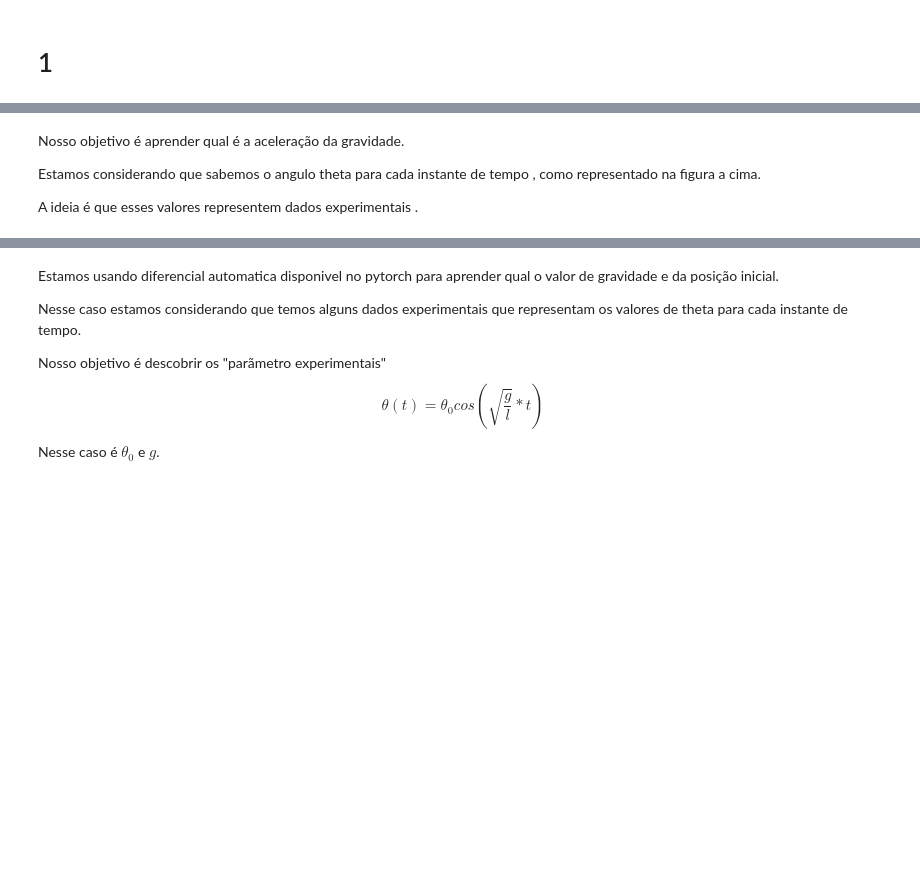
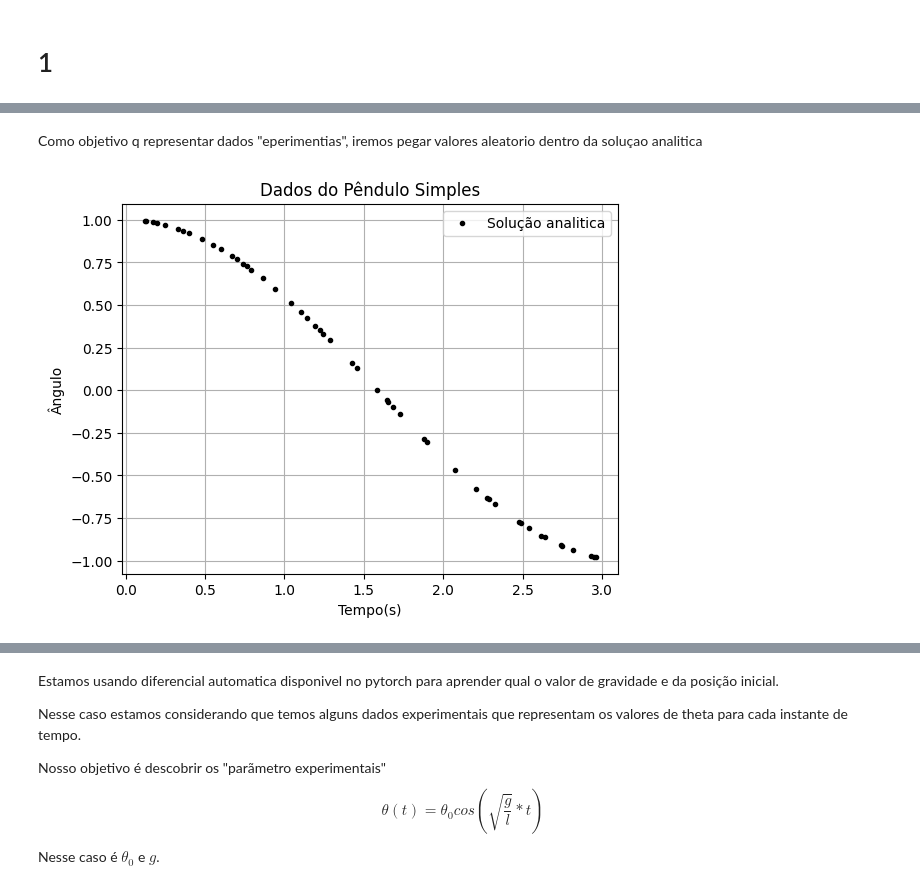
Before and after one commit to Coffee4MePlz/Notebooks_NN_Physics, a Jupyter notebook: 03-Exemplo 1 Pendulo.ipynb, the cells around one changed output, grey strips where cells are left out. Saved outputs shown, nothing was run; the diff lists cells and outputs as text; code cells hidden in the pictures; blank space fills up the shorter version.

```diff
--- a/03-Exemplo 1 Pendulo.ipynb
+++ b/03-Exemplo 1 Pendulo.ipynb
@@ -72,7 +72,16 @@ plt.show()
-# %% [markdown]
-Nosso objetivo é aprender qual é a aceleração da gravidade.
-
-Estamos considerando que sabemos o angulo theta para cada instante de tempo , como representado na figura a cima.
-
-A ideia é que esses valores representem dados experimentais
-.
+# %% [markdown]
+Como objetivo q representar dados "eperimentias", iremos pegar valores aleatorio dentro da soluçao analitica
+# %%
+tc.manual_seed(42) # estamos fixando o valor do gerador de numeros aleatorio
+indices = tc.multinomial(input=tc.ones(len(t_train)), num_samples=50, replacement=False) #len(x_train)//10
+plt.plot(t_train[indices].detach().numpy(), theta_train[indices].detach().numpy(),"k.", label="Solução analitica")
+
+# Adicionando rótulos e título
+plt.ylabel("Ângulo")
+plt.xlabel("Tempo(s)")
+plt.title("Dados do Pêndulo Simples")
+plt.legend()
+plt.grid(True)
+plt.show()
+# %% [output]
+[figure, added]
```
Also changed, not shown: parts of 18 cells of this notebook.
